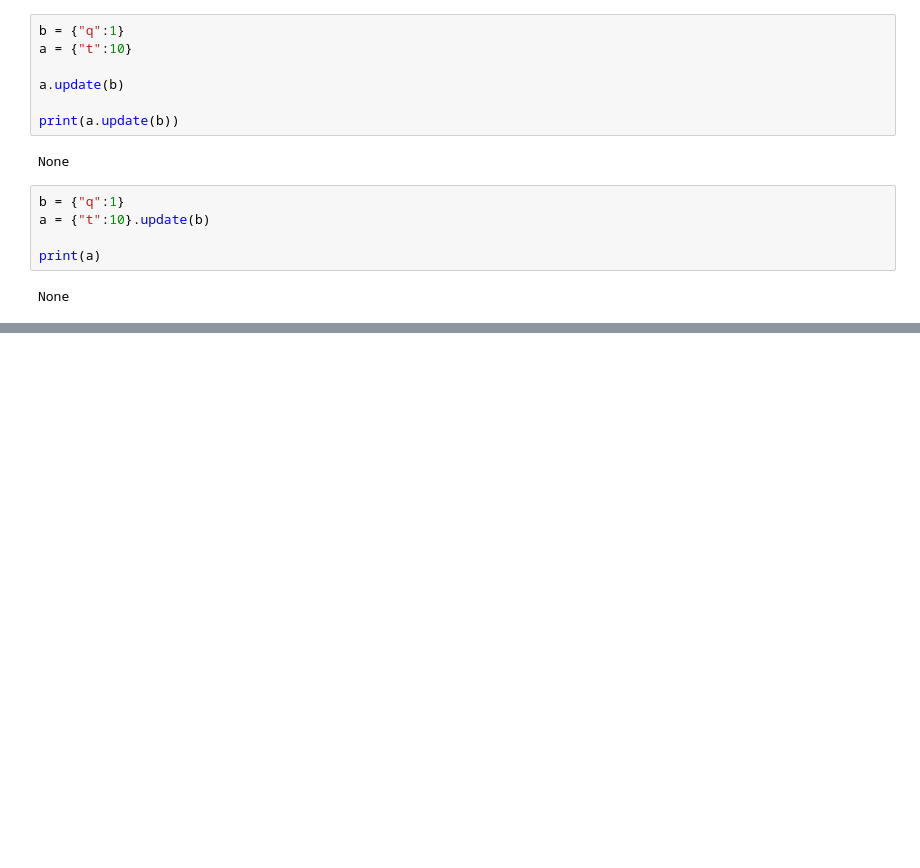
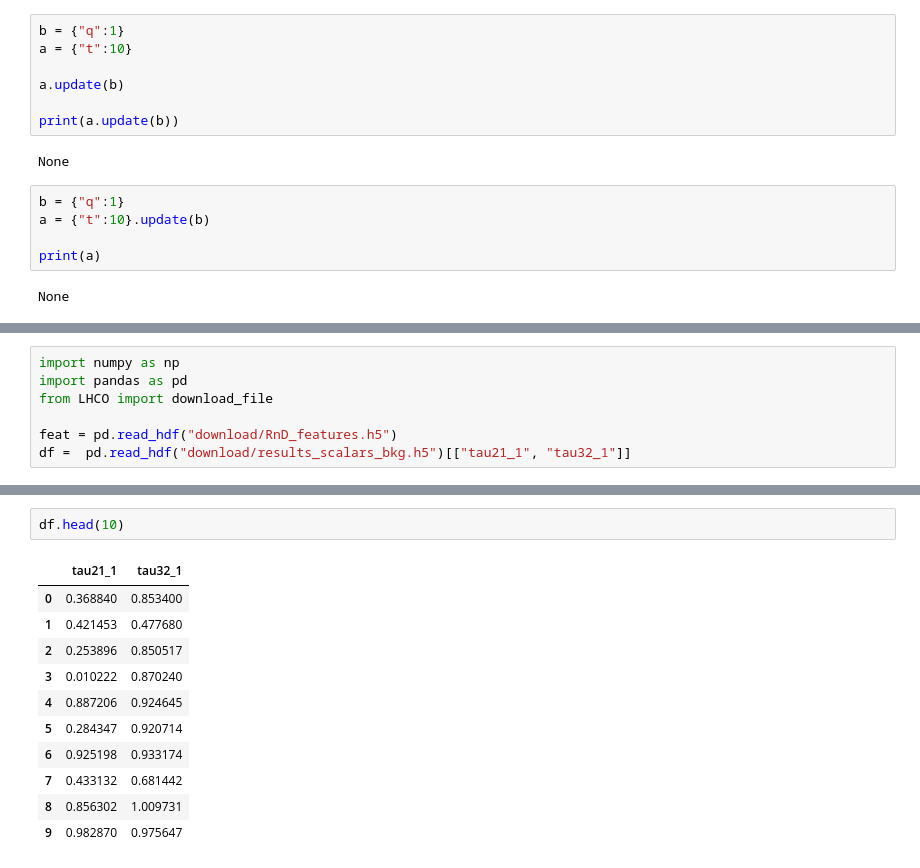
Before and after one commit to imdinu/clustering-lhco, a Jupyter notebook: prototyping.ipynb, the cells around one changed output, grey strips where cells are left out. Drawn from its saved outputs; the diff is of its cells as text; blank space fills up the shorter version.

```diff
--- a/prototyping.ipynb
+++ b/prototyping.ipynb
@@ -248,0 +245,7 @@ array([0., 0., 0., ..., 0., 0., 0.])
+# %%
+import numpy as np
+import pandas as pd
+from LHCO import download_file
+
+feat = pd.read_hdf("download/RnD_features.h5")
+df =  pd.read_hdf("download/results_scalars_bkg.h5")[["tau21_1", "tau32_1"]]
@@ -248,0 +267,14 @@ array([0., 0., 0., ..., 0., 0., 0.])
+# %%
+df.head(10)
+# %% [output]
+|  | tau21_1 | tau32_1 |
+| 0 | 0.368840 | 0.853400 |
+| 1 | 0.421453 | 0.477680 |
+| 2 | 0.253896 | 0.850517 |
+| 3 | 0.010222 | 0.870240 |
+| 4 | 0.887206 | 0.924645 |
+| 5 | 0.284347 | 0.920714 |
+| 6 | 0.925198 | 0.933174 |
+| 7 | 0.433132 | 0.681442 |
+| 8 | 0.856302 | 1.009731 |
+| 9 | 0.982870 | 0.975647 |
```
Also changed, not shown: parts of 2 cells of this notebook, 5 other files.
